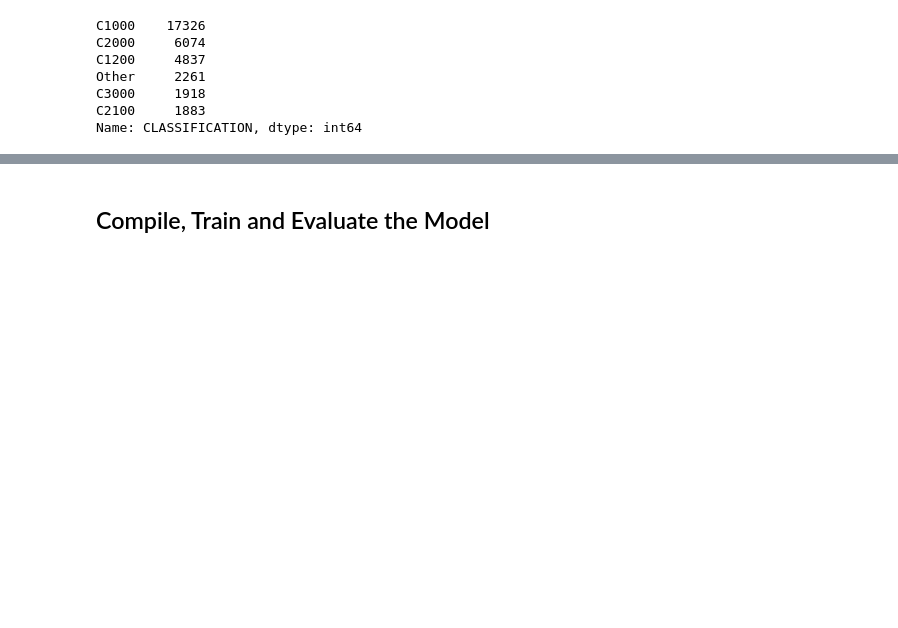
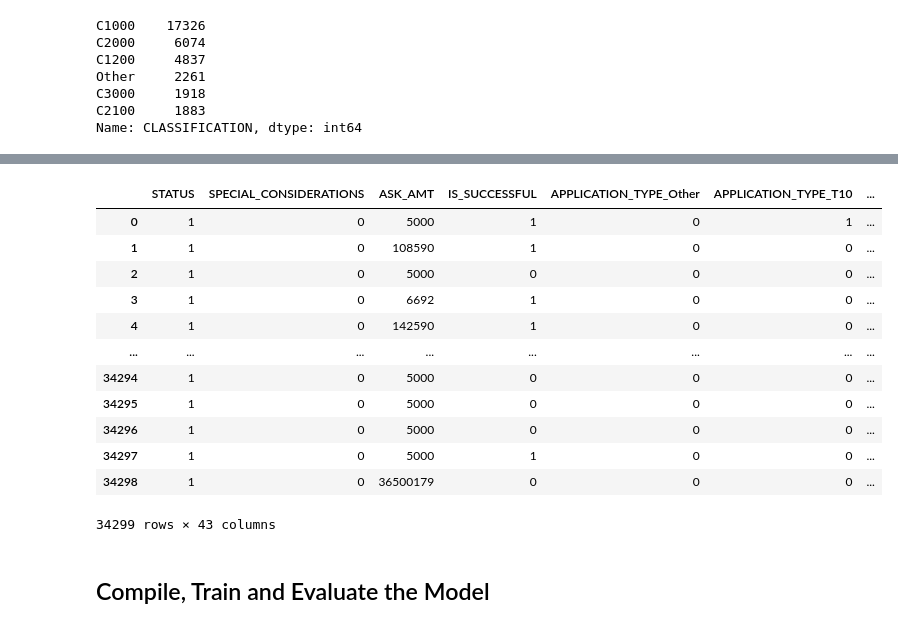
Before and after one commit to githotirado/charity-funding-predictor, a Jupyter notebook: Notebooks/Predictor_Code.ipynb, the cells around one changed output, grey strips where cells are left out. Cells and saved outputs as stored; diff of their text form; code cells hidden in the pictures; blank space fills up the shorter version.

Commit message:
preprocess complete

```diff
--- a/Notebooks/Predictor_Code.ipynb
+++ b/Notebooks/Predictor_Code.ipynb
@@ -69,7 +69,8 @@ Name: APPLICATION_TYPE, dtype: int64
 # %%
 # Choose a cutoff value and create a list of application types to be replaced
 # use the variable name `application_types_to_replace`
-application_types_to_replace = ['T9', 'T13', 'T12', 'T2', 'T14', 'T25', 'T15', 'T29', 'T17']
+# application_types_to_replace = ['T9', 'T13', 'T12', 'T2', 'T14', 'T25', 'T15', 'T29', 'T17']
+application_types_to_replace = application_df['APPLICATION_TYPE'].value_counts().loc[lambda x : x < 500].index
 
 # Replace in dataframe
 for app in application_types_to_replace:
@@ -146,0 +163,7 @@ Name: CLASSIFICATION, dtype: int64
+# %%
+# Feature SPECIAL_CONSIDERATIONS has only 2 values.  Use logical encoder
+from sklearn.preprocessing import LabelEncoder
+le = LabelEncoder()
+application_df["SPECIAL_CONSIDERATIONS"] = le.fit_transform(application_df["SPECIAL_CONSIDERATIONS"])
+print("Label encoder for SPECIAL_CONSIDERATIONS: ", le.classes_)
+application_df.head()
@@ -147,5 +178,20 @@ Name: CLASSIFICATION, dtype: int64
 # %%
 # Convert categorical data to numeric with `pd.get_dummies`
-#  YOUR CODE GOES HERE
+application_dummies_df = pd.get_dummies(application_df)
+application_dummies_df
+# %% [output]
+|  | STATUS | SPECIAL_CONSIDERATIONS | ASK_AMT | IS_SUCCESSFUL | APPLICATION_TYPE_Other | APPLICATION_TYPE_T10 | ... |
+| 0 | 1 | 0 | 5000 | 1 | 0 | 1 | ... |
+| 1 | 1 | 0 | 108590 | 1 | 0 | 0 | ... |
+| 2 | 1 | 0 | 5000 | 0 | 0 | 0 | ... |
+| 3 | 1 | 0 | 6692 | 1 | 0 | 0 | ... |
+| 4 | 1 | 0 | 142590 | 1 | 0 | 0 | ... |
+| ... | ... | ... | ... | ... | ... | ... | ... |
+| 34294 | 1 | 0 | 5000 | 0 | 0 | 0 | ... |
+| 34295 | 1 | 0 | 5000 | 0 | 0 | 0 | ... |
+| 34296 | 1 | 0 | 5000 | 0 | 0 | 0 | ... |
+| 34297 | 1 | 0 | 5000 | 1 | 0 | 0 | ... |
+| 34298 | 1 | 0 | 36500179 | 0 | 0 | 0 | ... |
+34299 rows × 43 columns
 # %%
 # Split our preprocessed data into our features and target arrays
```
Also changed, not shown: parts of 5 cells of this notebook.
